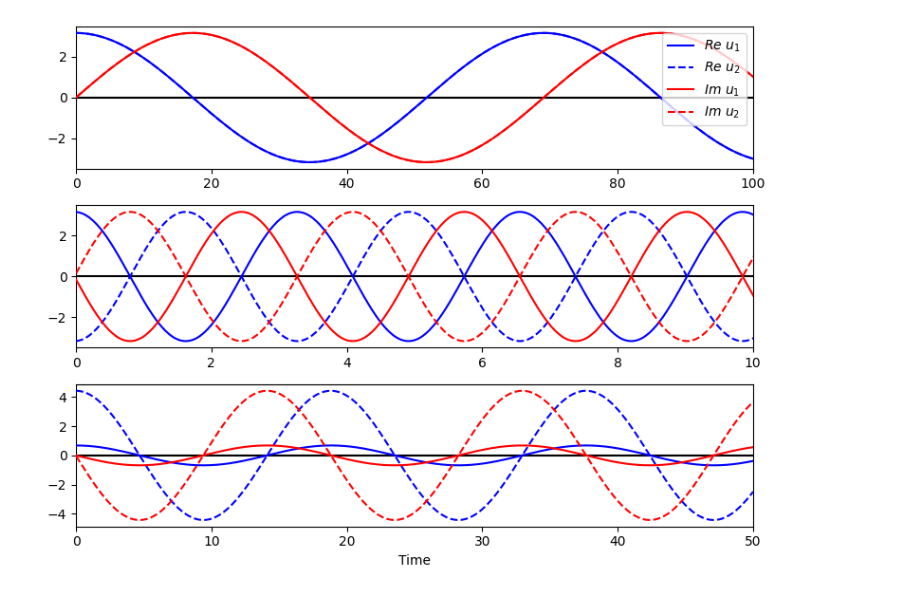
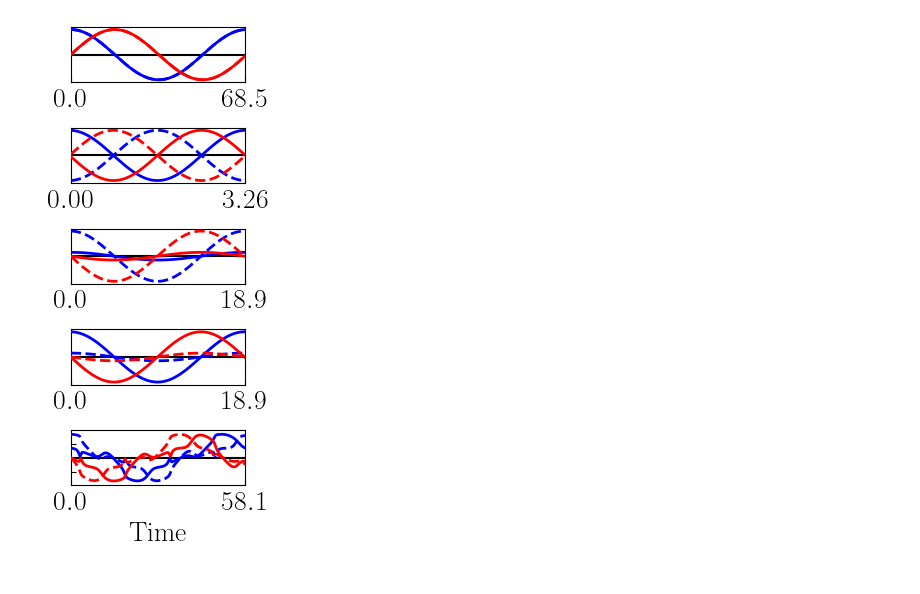
Before and after one commit to rariveros/LENL_simulations, a Jupyter notebook: 00_projects/PT_waveguides/simulations/multiple_traditional.ipynb, the cells around one changed output. Saved outputs shown, nothing was run; the diff lists cells and outputs as text; code cells hidden in the pictures.

```diff
--- a/00_projects/PT_waveguides/simulations/multiple_traditional.ipynb
+++ b/00_projects/PT_waveguides/simulations/multiple_traditional.ipynb
@@ -209,6 +210,6 @@ plt.savefig(r"C:\Users\Rafa\PycharmProjects\LENL_simulations\00_projects\PT_wave
 # %%
-z_stable = np.array([0, 0, z_pp_0])
-phi_stable = np.array([0, np.pi, 0])
+z_stable = np.array([0, 0, z_pp_0, -z_pp_0, z_pm_0])
+phi_stable = np.array([0, np.pi, 0, 0, 0.01])
 R1_stable = np.sqrt((N - z_stable) / 2)
 R2_stable = np.sqrt((N + z_stable) / 2)
 
@@ -238,23 +239,52 @@ N_variable_stable = P1_stable + P2_stable
 z_variable_stable = P2_stable - P1_stable
 arg_variable_stable = np.angle(U_stable_light * np.conjugate(V_stable_light))
 # %%
-fig, ax = plt.subplots(3, 1, figsize=(8, 6), dpi=100)
+fig, ax = plt.subplots(5, 1, figsize=(2.5, 5.5), dpi=100)
 for i in range(len(U_stable_light[0, :])):
-    ax[i].plot(t_light, np.real(U_stable_light[:, i]), color="b", zorder=5, label=r"$Re\ u_1$")
-    ax[i].plot(t_light, np.real(V_stable_light[:, i]), color="b", ls="--", zorder=5, label=r"$Re\ u_2$")
-    ax[i].plot(t_light, np.imag(U_stable_light[:, i]), color="r", zorder=5, label=r"$Im\ u_1$")
-    ax[i].plot(t_light, np.imag(V_stable_light[:, i]), color="r", ls="--", zorder=5, label=r"$Im\ u_2$")
-ax[0].legend(loc="upper right")
-ax[0].set_xlim(0, 100)
-ax[1].set_xlim(0, 10)
-ax[2].set_xlim(0, 50)
+    ax[i].plot(t_light, np.real(U_stable_light[:, i]), color="b", zorder=5, lw=2)
+    ax[i].plot(t_light, np.real(V_stable_light[:, i]), color="b", ls="--", zorder=5, lw=2)
+    ax[i].plot(t_light, np.imag(U_stable_light[:, i]), color="r", zorder=5, lw=2)
+    ax[i].plot(t_light, np.imag(V_stable_light[:, i]), color="r", ls="--", zorder=5, lw=2)
+ax[0].set_xlim(0, 68.5)
+ax[1].set_xlim(0, 3.26)
+ax[2].set_xlim(0, 18.9)
+ax[3].set_xlim(0, 18.9)
+ax[4].set_xlim(0, 58.1)
+
+ax[0].set_yticks([])
+ax[1].set_yticks([])
+ax[2].set_yticks([])
+ax[3].set_yticks([])
 
 ax[0].hlines(0, 0, 100, color="k", zorder=0)
 ax[1].hlines(0, 0, 10, color="k", zorder=0)
 ax[2].hlines(0, 0, 50, color="k", zorder=0)
+ax[3].hlines(0, 0, 100, color="k", zorder=0)
+ax[4].hlines(0, 0, 100, color="k", zorder=0)
 
-ax[2].set_xlabel("Time")
+ax[0].tick_params(axis="x", direction="in", labelsize=20)
+ax[0].tick_params(axis="y", direction="in", labelleft=False)
+ax[0].set_xticks([0, 68.5])
+
+ax[1].tick_params(axis="x", direction="in", labelsize=20)
+ax[1].tick_params(axis="y", direction="in", labelleft=False)
+ax[1].set_xticks([0, 3.26])
+
+ax[2].tick_params(axis="x", direction="in", labelsize=20)
+ax[2].tick_params(axis="y", direction="in", labelleft=False)
+ax[2].set_xticks([0, 18.9])
+
+ax[3].tick_params(axis="x", direction="in", labelsize=20)
+ax[3].tick_params(axis="y", direction="in", labelleft=False)
+ax[3].set_xticks([0, 18.9])
+
+ax[4].tick_params(axis="x", direction="in", labelsize=20)
+ax[4].tick_params(axis="y", direction="in", labelleft=False)
+ax[4].set_xticks([0, 58.1])
+ax[4].set_xlabel("\\textrm{Time}", fontsize=20)
+
+
 plt.tight_layout()
 plt.savefig(r"C:\Users\Rafa\PycharmProjects\LENL_simulations\00_projects\PT_waveguides\simulations\traditional_b.png", dpi=300)
 # %% [output]
-[figure, old version]
+[figure, new version]
```
Also changed, not shown: parts of 3 cells of this notebook, 39 other files.
